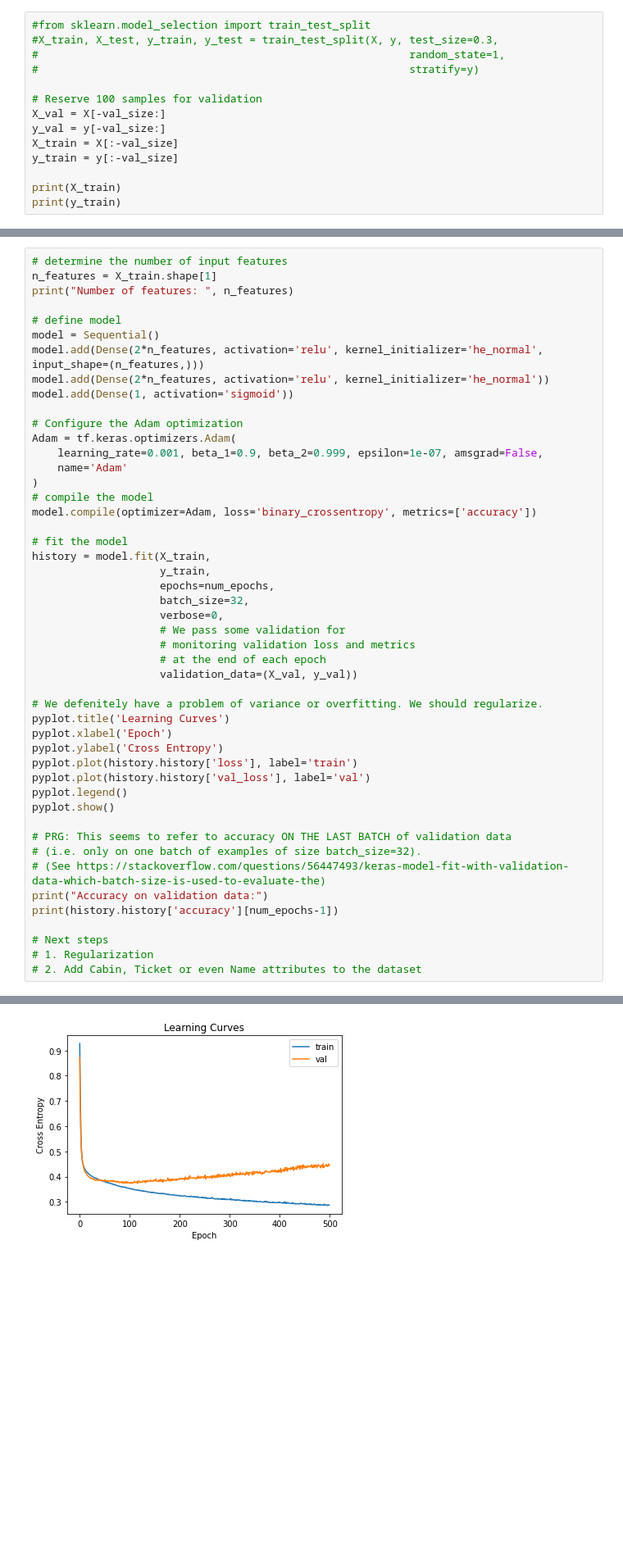
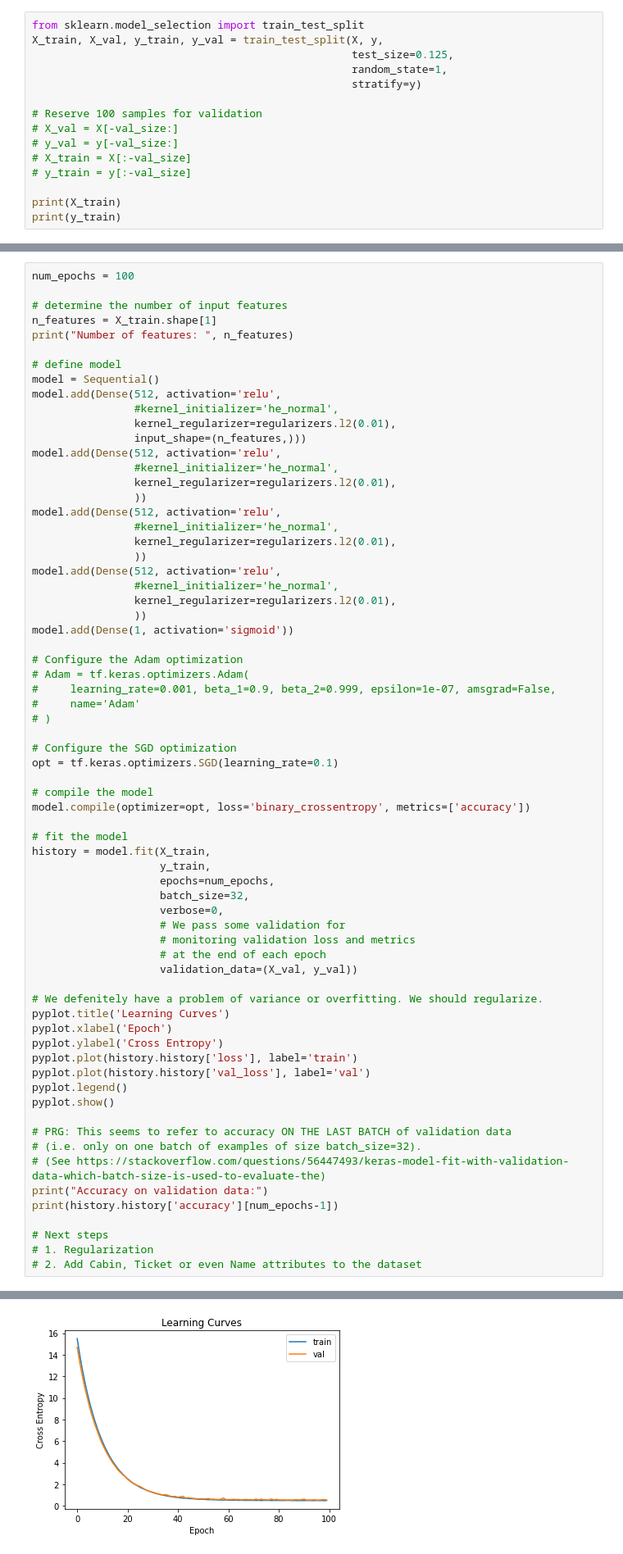
Before and after one commit to roldanpau/Titanic, a Jupyter notebook: titanic_tensorflow.ipynb, the cells around one changed output, grey strips where cells are left out. Shown at 82% size. Drawn from its saved outputs; the diff is of its cells as text; blank space fills up the shorter version.

```diff
--- a/titanic_tensorflow.ipynb
+++ b/titanic_tensorflow.ipynb
@@ -112,16 +159,17 @@ Name: Survived, Length: 891, dtype: int64
 # %% [markdown]
 To evaluate how well the trained model performs on unseen data, we further split the dataset into separate training and test datasets.
 # %%
-#from sklearn.model_selection import train_test_split
-#X_train, X_test, y_train, y_test = train_test_split(X, y, test_size=0.3,
-#                                                          random_state=1,
-#                                                          stratify=y)
+from sklearn.model_selection import train_test_split
+X_train, X_val, y_train, y_val = train_test_split(X, y,
+                                                  test_size=0.125,
+                                                  random_state=1,
+                                                  stratify=y)
 
 # Reserve 100 samples for validation
-X_val = X[-val_size:]
-y_val = y[-val_size:]
-X_train = X[:-val_size]
-y_train = y[:-val_size]
+# X_val = X[-val_size:]
+# y_val = y[-val_size:]
+# X_train = X[:-val_size]
+# y_train = y[:-val_size]
 
 print(X_train)
 print(y_train)
@@ -146,52 +194,72 @@ Name: Survived, Length: 791, dtype: int64
 # %%
+num_epochs = 100
+
 # determine the number of input features
 n_features = X_train.shape[1]
 print("Number of features: ", n_features)
 
 # define model
 model = Sequential()
-model.add(Dense(2*n_features, activation='relu', kernel_initializer='he_normal', input_shape=(n_features,)))
-model.add(Dense(2*n_features, activation='relu', kernel_initializer='he_normal'))
+model.add(Dense(512, activation='relu',
+                #kernel_initializer='he_normal',
+                kernel_regularizer=regularizers.l2(0.01),
+                input_shape=(n_features,)))
+model.add(Dense(512, activation='relu',
+                #kernel_initializer='he_normal',
+                kernel_regularizer=regularizers.l2(0.01),
+                ))
+model.add(Dense(512, activation='relu',
+                #kernel_initializer='he_normal',
+                kernel_regularizer=regularizers.l2(0.01),
+                ))
+model.add(Dense(512, activation='relu',
+                #kernel_initializer='he_normal',
+                kernel_regularizer=regularizers.l2(0.01),
+                ))
 model.add(Dense(1, activation='sigmoid'))
 
 # Configure the Adam optimization
-Adam = tf.keras.optimizers.Adam(
-    learning_rate=0.001, beta_1=0.9, beta_2=0.999, epsilon=1e-07, amsgrad=False,
-    name='Adam'
-)
+# Adam = tf.keras.optimizers.Adam(
+#     learning_rate=0.001, beta_1=0.9, beta_2=0.999, epsilon=1e-07, amsgrad=False,
+#     name='Adam'
+# )
+
+# Configure the SGD optimization
+opt = tf.keras.optimizers.SGD(learning_rate=0.1)
+
 # compile the model
-model.compile(optimizer=Adam, loss='binary_crossentropy', metrics=['accuracy'])
+model.compile(optimizer=opt, loss='binary_crossentropy', metrics=['accuracy'])
 
 # fit the model
 history = model.fit(X_train,
                     y_train,
                     epochs=num_epochs,
                     batch_size=32,
                     verbose=0,
                     # We pass some validation for
                     # monitoring validation loss and metrics
                     # at the end of each epoch
                     validation_data=(X_val, y_val))
 
 # We defenitely have a problem of variance or overfitting. We should regularize.
 pyplot.title('Learning Curves')
 pyplot.xlabel('Epoch')
 pyplot.ylabel('Cross Entropy')
 pyplot.plot(history.history['loss'], label='train')
 pyplot.plot(history.history['val_loss'], label='val')
 pyplot.legend()
 pyplot.show()
 
 # PRG: This seems to refer to accuracy ON THE LAST BATCH of validation data
 # (i.e. only on one batch of examples of size batch_size=32).
 # (See https://stackoverflow.com/questions/56447493/keras-model-fit-with-validation-data-which-batch-size-is-used-to-evaluate-the)
 print("Accuracy on validation data:")
 print(history.history['accuracy'][num_epochs-1])
 
 # Next steps
 # 1. Regularization
 # 2. Add Cabin, Ticket or even Name attributes to the dataset
 # %% [output]
 Number of features:  10
-[figure, old version]
+[figure, new version]
 Accuracy on validation data:
```
Also changed, not shown: parts of 10 cells of this notebook, 4 other files.
